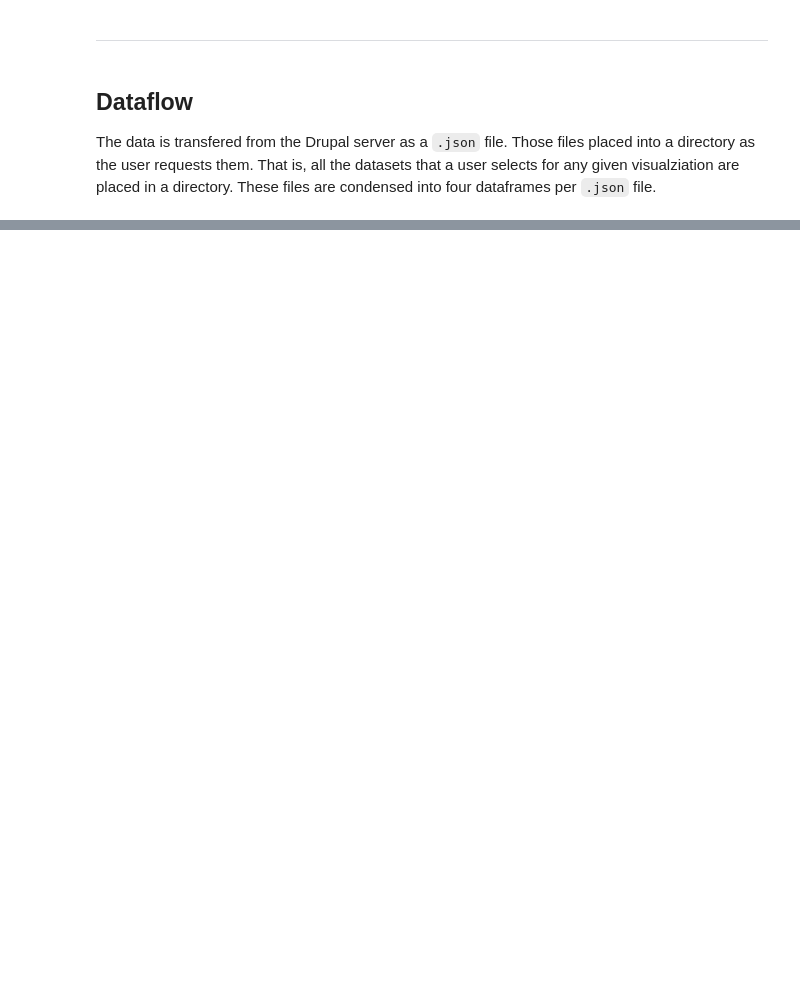
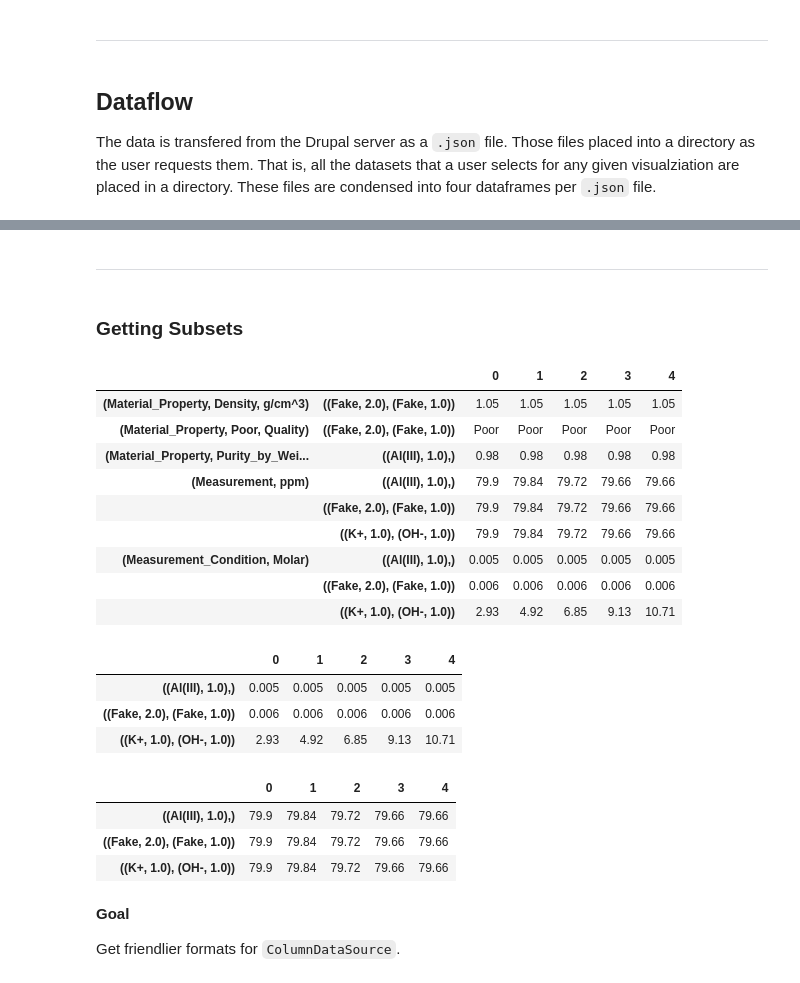
Before and after one commit to biggstd/isaDream, a Jupyter notebook: dev_notebooks/vis_01.ipynb, the cells around one changed output, grey strips where cells are left out. Cells and saved outputs as stored; diff of their text form; code cells hidden in the pictures; blank space fills up the shorter version.

```diff
--- a/dev_notebooks/vis_01.ipynb
+++ b/dev_notebooks/vis_01.ipynb
@@ -619,0 +44,5 @@ for data_file_df in working_df:
+# %%
+# A demo json file is provided.
+nmr_json_demo = utils.SIPOS_DEMO
+demo_base_path = utils.BASE_PATH
+print(nmr_json_demo, '\n', demo_base_path)
@@ -619,0 +52,3 @@ for data_file_df in working_df:
+# %%
+demo_json = io.read_idream_json(nmr_json_demo)
+node = io.parse_json(demo_json)
@@ -619,0 +89,40 @@ for data_file_df in working_df:
+# %% [markdown]
+---
+# %% [markdown]
+### Getting Subsets
+# %%
+df = pd.DataFrame.from_records(node.assays[0].column_data_source)
+df.columns = pd.MultiIndex.from_tuples(df.columns)
+df = df.T
+df
+# %% [output]
+|  |  | 0 | 1 | 2 | 3 | 4 |
+| (Material_Property, Density, g/cm^3) | ((Fake, 2.0), (Fake, 1.0)) | 1.05 | 1.05 | 1.05 | 1.05 | 1.05 |
+| (Material_Property, Poor, Quality) | ((Fake, 2.0), (Fake, 1.0)) | Poor | Poor | Poor | Poor | Poor |
+| (Material_Property, Purity_by_Wei... | ((Al(III), 1.0),) | 0.98 | 0.98 | 0.98 | 0.98 | 0.98 |
+| (Measurement, ppm) | ((Al(III), 1.0),) | 79.9 | 79.84 | 79.72 | 79.66 | 79.66 |
+|  | ((Fake, 2.0), (Fake, 1.0)) | 79.9 | 79.84 | 79.72 | 79.66 | 79.66 |
+|  | ((K+, 1.0), (OH-, 1.0)) | 79.9 | 79.84 | 79.72 | 79.66 | 79.66 |
+| (Measurement_Condition, Molar) | ((Al(III), 1.0),) | 0.005 | 0.005 | 0.005 | 0.005 | 0.005 |
+|  | ((Fake, 2.0), (Fake, 1.0)) | 0.006 | 0.006 | 0.006 | 0.006 | 0.006 |
+|  | ((K+, 1.0), (OH-, 1.0)) | 2.93 | 4.92 | 6.85 | 9.13 | 10.71 |
+# %%
+molar_df = df.xs(('Measurement_Condition', 'Molar'))
+molar_df
+# %% [output]
+|  | 0 | 1 | 2 | 3 | 4 |
+| ((Al(III), 1.0),) | 0.005 | 0.005 | 0.005 | 0.005 | 0.005 |
+| ((Fake, 2.0), (Fake, 1.0)) | 0.006 | 0.006 | 0.006 | 0.006 | 0.006 |
+| ((K+, 1.0), (OH-, 1.0)) | 2.93 | 4.92 | 6.85 | 9.13 | 10.71 |
+# %%
+ppm_df = df.xs(('Measurement', 'ppm'))
+ppm_df
+# %% [output]
+|  | 0 | 1 | 2 | 3 | 4 |
+| ((Al(III), 1.0),) | 79.9 | 79.84 | 79.72 | 79.66 | 79.66 |
+| ((Fake, 2.0), (Fake, 1.0)) | 79.9 | 79.84 | 79.72 | 79.66 | 79.66 |
+| ((K+, 1.0), (OH-, 1.0)) | 79.9 | 79.84 | 79.72 | 79.66 | 79.66 |
+# %% [markdown]
+**Goal**
+
+Get friendlier formats for `ColumnDataSource`.
```
Also changed, not shown: parts of 64 cells of this notebook, 4 other files.
